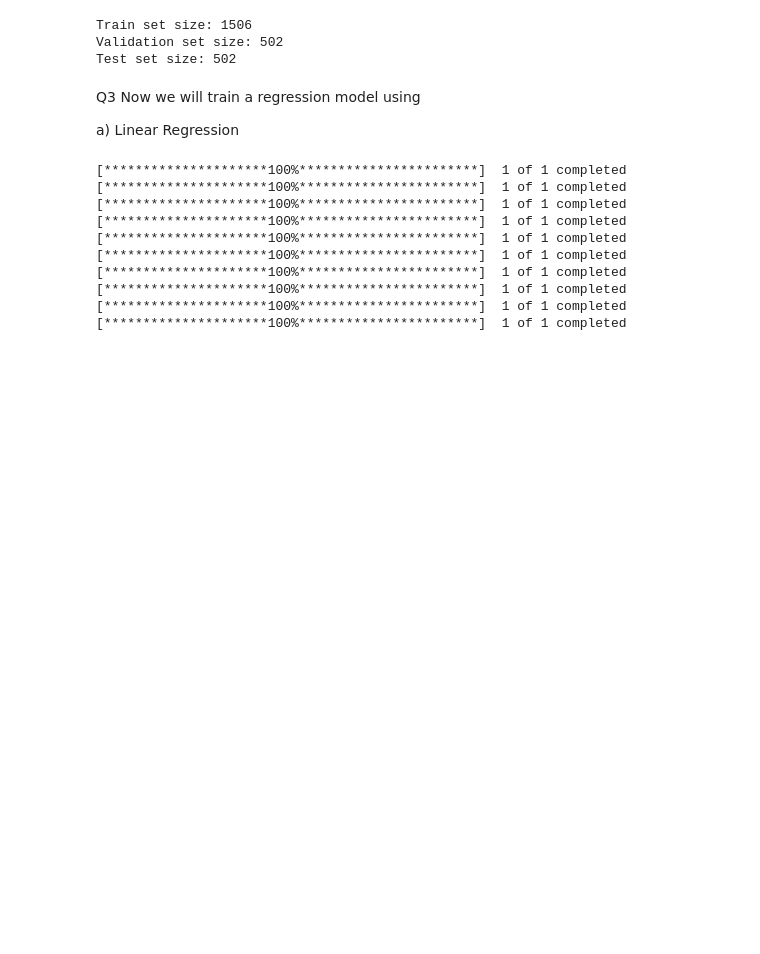
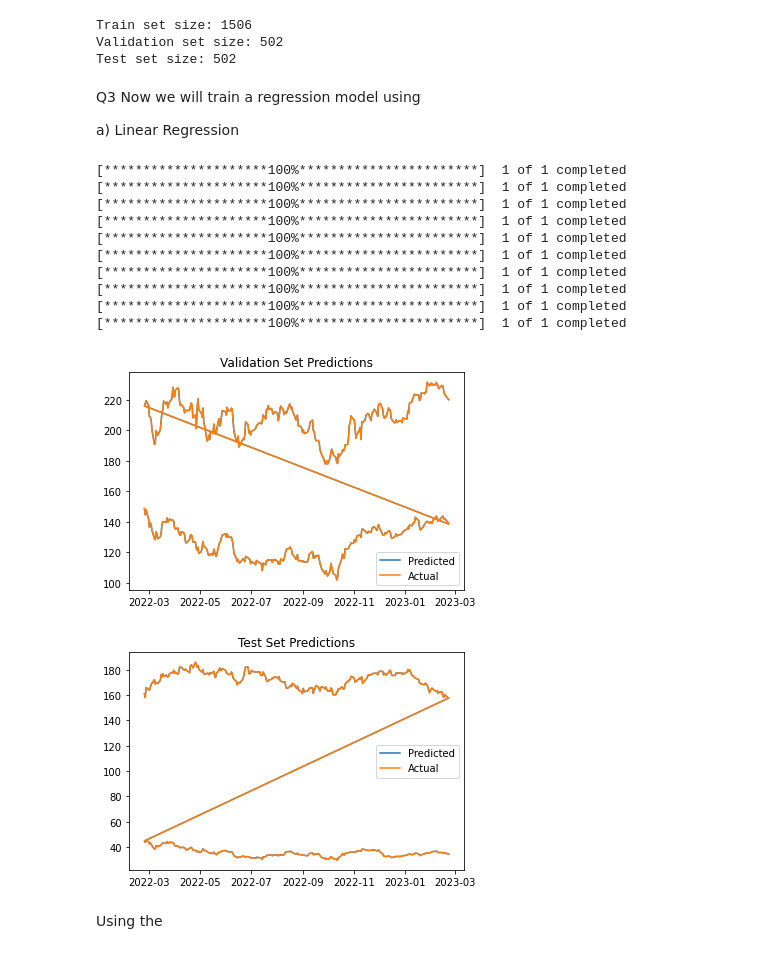
Before and after one commit to MisterGheb/mina, a Jupyter notebook: src/machine_learning_assignment/milestone2.ipynb, the cells around one changed output. Drawn from its saved outputs; the diff is of its cells as text; code cells hidden in the pictures; blank space fills up the shorter version.

```diff
--- a/src/machine_learning_assignment/milestone2.ipynb
+++ b/src/machine_learning_assignment/milestone2.ipynb
@@ -87,6 +87,7 @@ import ta
 import pandas as pd
 from sklearn.model_selection import train_test_split
 from sklearn.linear_model import LinearRegression
+import matplotlib.pyplot as plt
 
 # Define the list of symbols
 symbols = ["AAPL", "MSFT", "GOOG", "AMZN", "TSLA", "NVDA", "JPM", "V", "JNJ", "BAC"]
@@ -117,30 +118,48 @@ train, val = train_test_split(train, test_size=0.25, shuffle=False)
 
 # Define the input features and output variable for training
 X_train = train.drop(["Symbol", "Close"], axis=1)
 y_train = train["Close"]
 
 # Create an instance of the LinearRegression class
 reg = LinearRegression()
 
 # Fit the model to the training data
 reg.fit(X_train, y_train)
 
 # Use the trained model to make predictions on the validation and test sets
 X_val = val.drop(["Symbol", "Close"], axis=1)
 y_val = val["Close"]
 y_pred_val = reg.predict(X_val)
 
 X_test = test.drop(["Symbol", "Close"], axis=1)
 y_test = test["Close"]
 y_pred_test = reg.predict(X_test)
+
+# Plot the predicted prices and actual prices for the validation set
+plt.plot(y_val.index, y_pred_val, label="Predicted")
+plt.plot(y_val.index, y_val, label="Actual")
+plt.title("Validation Set Predictions")
+plt.legend()
+plt.show()
+
+# Plot the predicted prices and actual prices for the test set
+plt.plot(y_test.index, y_pred_test, label="Predicted")
+plt.plot(y_test.index, y_test, label="Actual")
+plt.title("Test Set Predictions")
+plt.legend()
+plt.show()
 # %% [output]
 [*********************100%***********************]  1 of 1 completed
 [*********************100%***********************]  1 of 1 completed
 [*********************100%***********************]  1 of 1 completed
 [*********************100%***********************]  1 of 1 completed
 [*********************100%***********************]  1 of 1 completed
 [*********************100%***********************]  1 of 1 completed
 [*********************100%***********************]  1 of 1 completed
 [*********************100%***********************]  1 of 1 completed
 [*********************100%***********************]  1 of 1 completed
 [*********************100%***********************]  1 of 1 completed
+[figure, added]
+[figure, added]
+# %% [markdown]
+Using the
```
